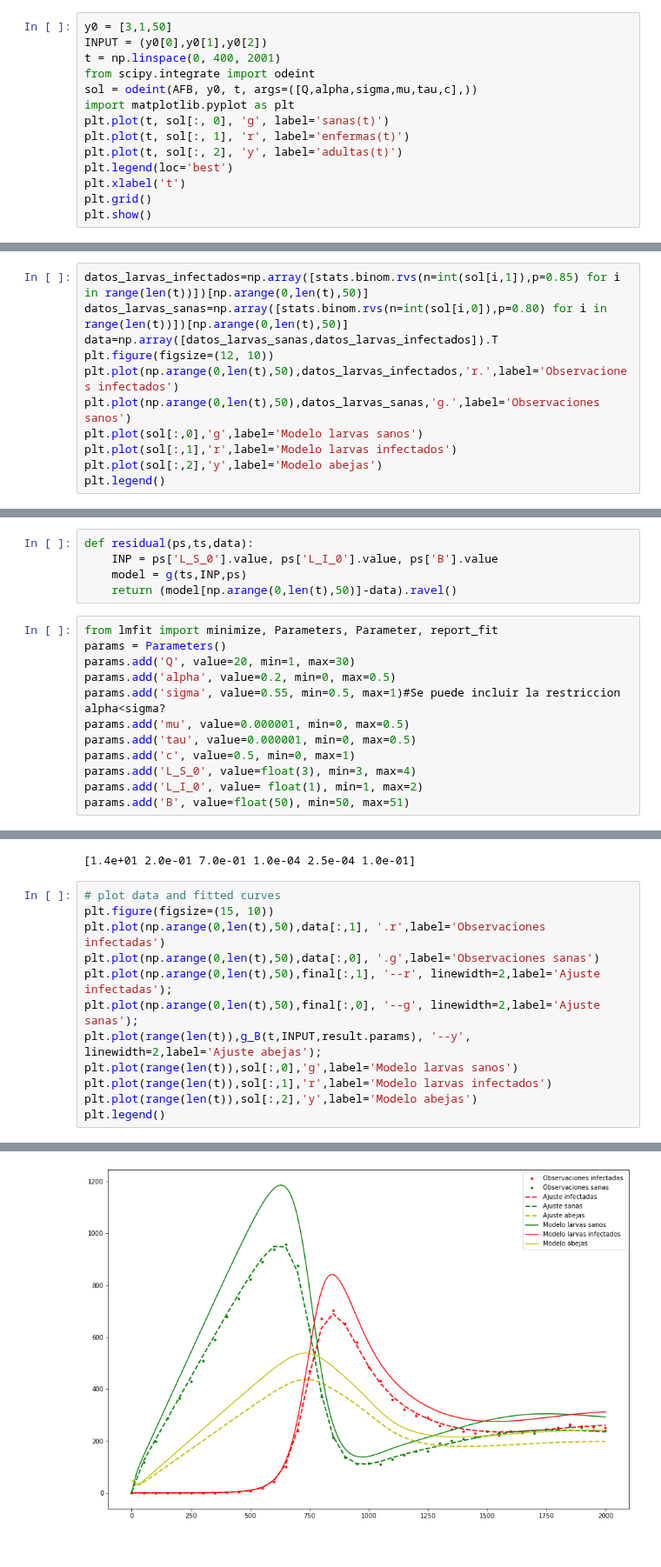
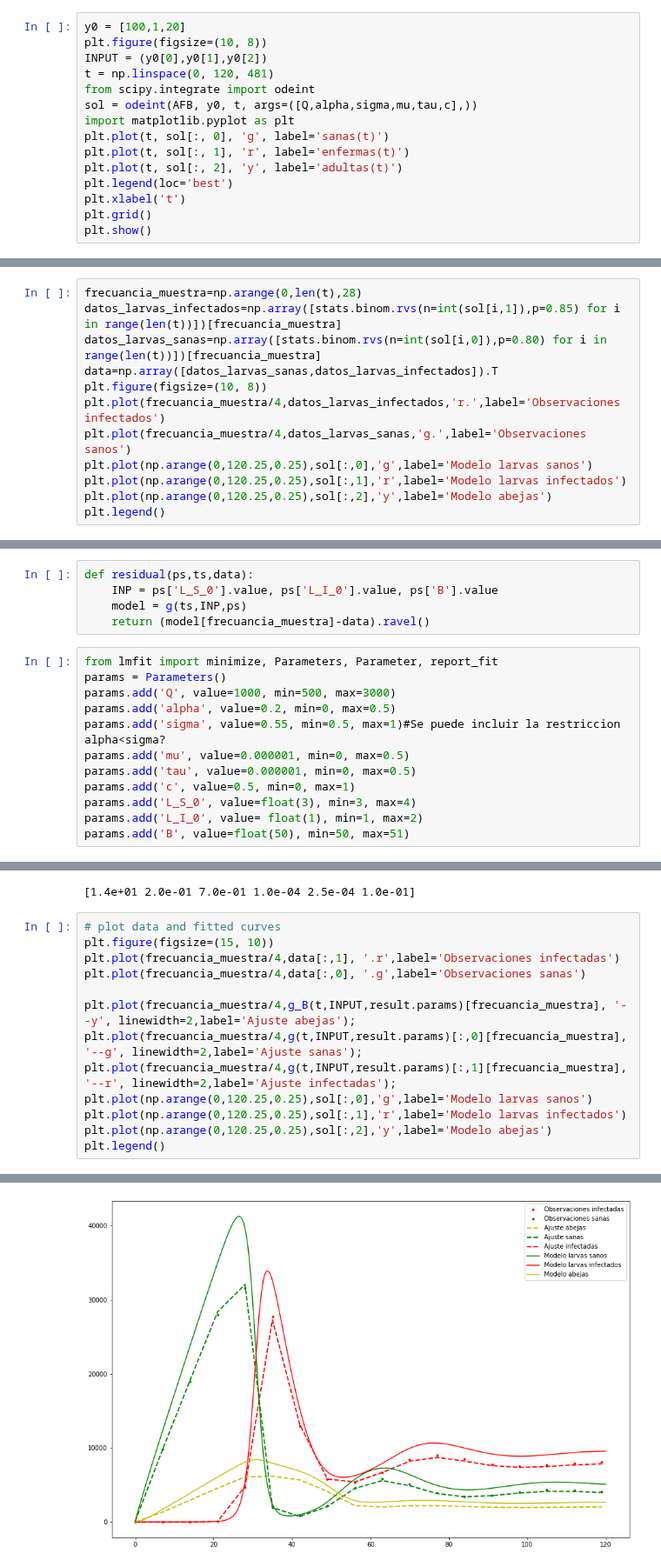
Before and after one commit to JairEsc/Mat_Apl_2, a Jupyter notebook: Epid_AFB.ipynb, the cells around one changed output, grey strips where cells are left out. Shown at 87% size. Saved outputs shown, nothing was run; the diff lists cells and outputs as text.

```diff
--- a/Epid_AFB.ipynb
+++ b/Epid_AFB.ipynb
@@ -33,9 +33,10 @@ L_s_fijo=(1/(2*alpha))*((Q/mu)*((-alpha+sigma+mu)+np.sqrt((alpha-sigma-mu)**2+4*
 L_i_fijo=0
 B_fijo=Q/mu
 # %%
-y0 = [3,1,50]
+y0 = [100,1,20]
+plt.figure(figsize=(10, 8))
 INPUT = (y0[0],y0[1],y0[2])
-t = np.linspace(0, 400, 2001)
+t = np.linspace(0, 120, 481)
 from scipy.integrate import odeint
 sol = odeint(AFB, y0, t, args=([Q,alpha,sigma,mu,tau,c],))
 import matplotlib.pyplot as plt
@@ -60,13 +54,14 @@ array([   0,   50,  100,  150,  200,  250,  300,  350,  400,  450,  500,
 # %%
-datos_larvas_infectados=np.array([stats.binom.rvs(n=int(sol[i,1]),p=0.85) for i in range(len(t))])[np.arange(0,len(t),50)]
-datos_larvas_sanas=np.array([stats.binom.rvs(n=int(sol[i,0]),p=0.80) for i in range(len(t))])[np.arange(0,len(t),50)]
+frecuancia_muestra=np.arange(0,len(t),28)
+datos_larvas_infectados=np.array([stats.binom.rvs(n=int(sol[i,1]),p=0.85) for i in range(len(t))])[frecuancia_muestra]
+datos_larvas_sanas=np.array([stats.binom.rvs(n=int(sol[i,0]),p=0.80) for i in range(len(t))])[frecuancia_muestra]
 data=np.array([datos_larvas_sanas,datos_larvas_infectados]).T
-plt.figure(figsize=(12, 10))
-plt.plot(np.arange(0,len(t),50),datos_larvas_infectados,'r.',label='Observaciones infectados')
-plt.plot(np.arange(0,len(t),50),datos_larvas_sanas,'g.',label='Observaciones sanos')
-plt.plot(sol[:,0],'g',label='Modelo larvas sanos')
-plt.plot(sol[:,1],'r',label='Modelo larvas infectados')
-plt.plot(sol[:,2],'y',label='Modelo abejas')
+plt.figure(figsize=(10, 8))
+plt.plot(frecuancia_muestra/4,datos_larvas_infectados,'r.',label='Observaciones infectados')
+plt.plot(frecuancia_muestra/4,datos_larvas_sanas,'g.',label='Observaciones sanos')
+plt.plot(np.arange(0,120.25,0.25),sol[:,0],'g',label='Modelo larvas sanos')
+plt.plot(np.arange(0,120.25,0.25),sol[:,1],'r',label='Modelo larvas infectados')
+plt.plot(np.arange(0,120.25,0.25),sol[:,2],'y',label='Modelo abejas')
 plt.legend()
 # %% [output]
 <matplotlib.legend.Legend at 0x...>
@@ -106,11 +101,11 @@ def g_B(t,INP,ps):
 def residual(ps,ts,data):
     INP = ps['L_S_0'].value, ps['L_I_0'].value, ps['B'].value
     model = g(ts,INP,ps)
-    return (model[np.arange(0,len(t),50)]-data).ravel()
+    return (model[frecuancia_muestra]-data).ravel()
 # %%
 from lmfit import minimize, Parameters, Parameter, report_fit
 params = Parameters()
-params.add('Q', value=20, min=1, max=30)
+params.add('Q', value=1000, min=500, max=3000)
 params.add('alpha', value=0.2, min=0, max=0.5)
 params.add('sigma', value=0.55, min=0.5, max=1)#Se puede incluir la restriccion alpha<sigma?
 params.add('mu', value=0.000001, min=0, max=0.5)
@@ -152,15 +147,16 @@ print(true_params)
 # %%
 # plot data and fitted curves
 plt.figure(figsize=(15, 10))
-plt.plot(np.arange(0,len(t),50),data[:,1], '.r',label='Observaciones infectadas')
-plt.plot(np.arange(0,len(t),50),data[:,0], '.g',label='Observaciones sanas')
-plt.plot(np.arange(0,len(t),50),final[:,1], '--r', linewidth=2,label='Ajuste infectadas');
-plt.plot(np.arange(0,len(t),50),final[:,0], '--g', linewidth=2,label='Ajuste sanas');
-plt.plot(range(len(t)),g_B(t,INPUT,result.params), '--y', linewidth=2,label='Ajuste abejas');
-plt.plot(range(len(t)),sol[:,0],'g',label='Modelo larvas sanos')
-plt.plot(range(len(t)),sol[:,1],'r',label='Modelo larvas infectados')
-plt.plot(range(len(t)),sol[:,2],'y',label='Modelo abejas')
+plt.plot(frecuancia_muestra/4,data[:,1], '.r',label='Observaciones infectadas')
+plt.plot(frecuancia_muestra/4,data[:,0], '.g',label='Observaciones sanas')
+
+plt.plot(frecuancia_muestra/4,g_B(t,INPUT,result.params)[frecuancia_muestra], '--y', linewidth=2,label='Ajuste abejas');
+plt.plot(frecuancia_muestra/4,g(t,INPUT,result.params)[:,0][frecuancia_muestra], '--g', linewidth=2,label='Ajuste sanas');
+plt.plot(frecuancia_muestra/4,g(t,INPUT,result.params)[:,1][frecuancia_muestra], '--r', linewidth=2,label='Ajuste infectadas');
+plt.plot(np.arange(0,120.25,0.25),sol[:,0],'g',label='Modelo larvas sanos')
+plt.plot(np.arange(0,120.25,0.25),sol[:,1],'r',label='Modelo larvas infectados')
+plt.plot(np.arange(0,120.25,0.25),sol[:,2],'y',label='Modelo abejas')
 plt.legend()
 # %% [output]
 <matplotlib.legend.Legend at 0x...>
-[figure, old version]
+[figure, new version]
```
Also changed, not shown: parts of 6 cells of this notebook.
